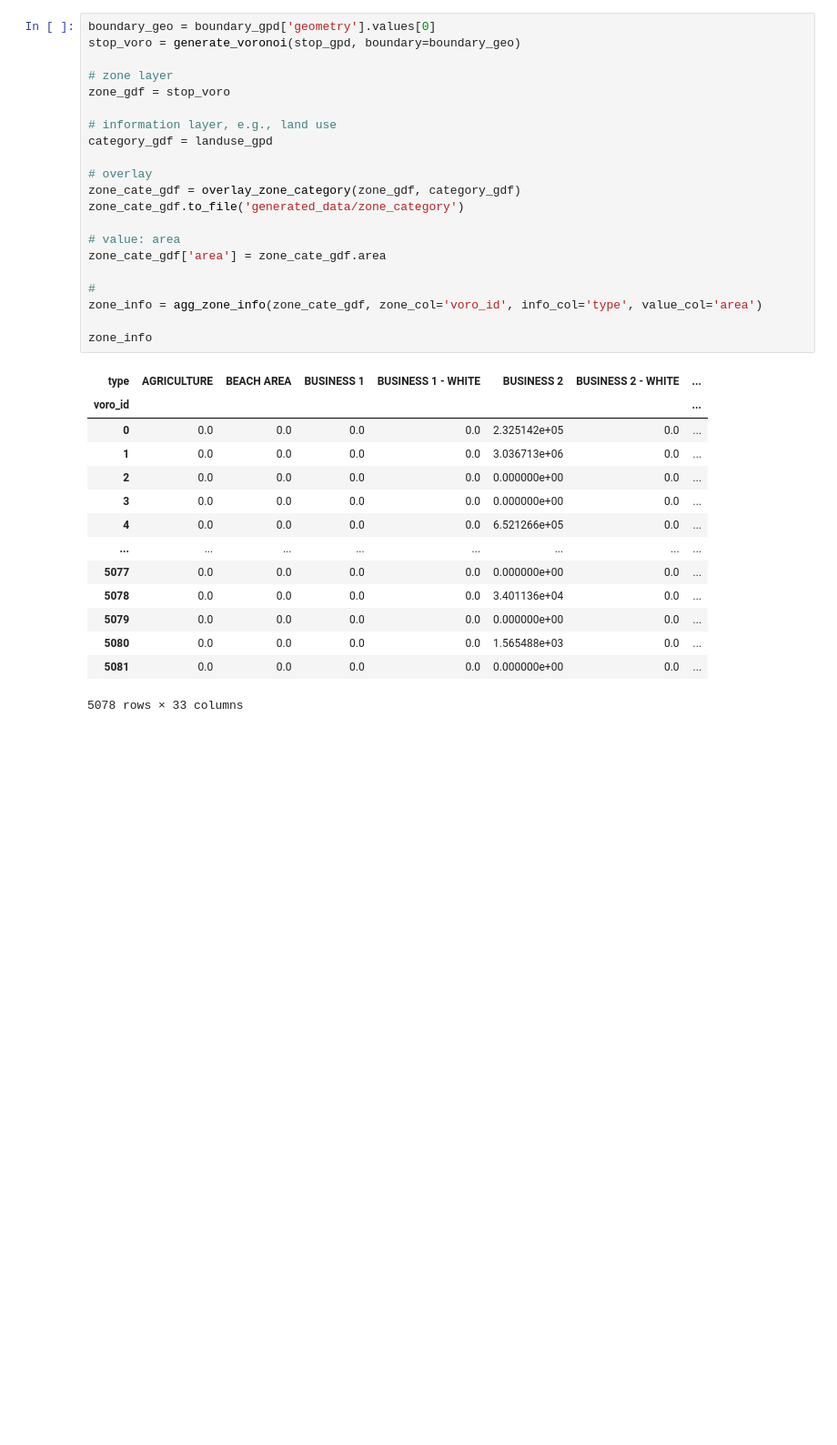
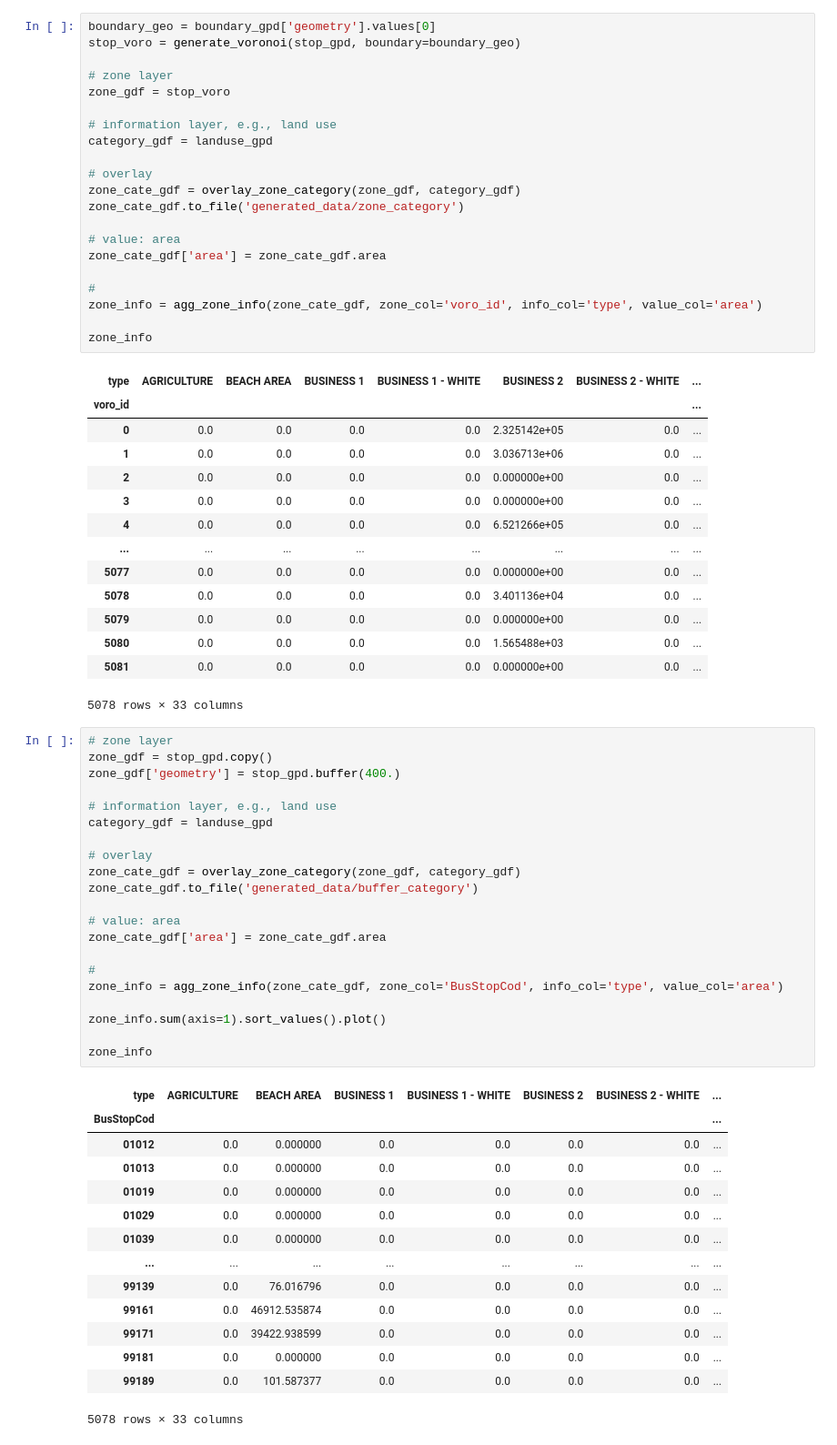
Before and after one commit to veager/VeNote-Geography, a Jupyter notebook: useful-function.ipynb, the cells around one changed output. Shown at 91% size. Cells and saved outputs as stored; diff of their text form; blank space fills up the shorter version.

```diff
--- a/useful-function.ipynb
+++ b/useful-function.ipynb
@@ -369,3 +369,39 @@ zone_info
 | 5080 | 0.0 | 0.0 | 0.0 | 0.0 | 1.565488e+03 | 0.0 | ... |
 | 5081 | 0.0 | 0.0 | 0.0 | 0.0 | 0.000000e+00 | 0.0 | ... |
 5078 rows × 33 columns
+# %%
+# zone layer
+zone_gdf = stop_gpd.copy()
+zone_gdf['geometry'] = stop_gpd.buffer(400.)
+
+# information layer, e.g., land use
+category_gdf = landuse_gpd
+
+# overlay
+zone_cate_gdf = overlay_zone_category(zone_gdf, category_gdf)
+zone_cate_gdf.to_file('generated_data/buffer_category')
+
+# value: area
+zone_cate_gdf['area'] = zone_cate_gdf.area
+
+#
+zone_info = agg_zone_info(zone_cate_gdf, zone_col='BusStopCod', info_col='type', value_col='area')
+
+zone_info.sum(axis=1).sort_values().plot()
+
+zone_info
+# %% [output]
+| type | AGRICULTURE | BEACH AREA | BUSINESS 1 | BUSINESS 1 - WHITE | BUSINESS 2 | BUSINESS 2 - WHITE | ... |
+| BusStopCod |  |  |  |  |  |  | ... |
+| 01012 | 0.0 | 0.000000 | 0.0 | 0.0 | 0.0 | 0.0 | ... |
+| 01013 | 0.0 | 0.000000 | 0.0 | 0.0 | 0.0 | 0.0 | ... |
+| 01019 | 0.0 | 0.000000 | 0.0 | 0.0 | 0.0 | 0.0 | ... |
+| 01029 | 0.0 | 0.000000 | 0.0 | 0.0 | 0.0 | 0.0 | ... |
+| 01039 | 0.0 | 0.000000 | 0.0 | 0.0 | 0.0 | 0.0 | ... |
+| ... | ... | ... | ... | ... | ... | ... | ... |
+| 99139 | 0.0 | 76.016796 | 0.0 | 0.0 | 0.0 | 0.0 | ... |
+| 99161 | 0.0 | 46912.535874 | 0.0 | 0.0 | 0.0 | 0.0 | ... |
+| 99171 | 0.0 | 39422.938599 | 0.0 | 0.0 | 0.0 | 0.0 | ... |
+| 99181 | 0.0 | 0.000000 | 0.0 | 0.0 | 0.0 | 0.0 | ... |
+| 99189 | 0.0 | 101.587377 | 0.0 | 0.0 | 0.0 | 0.0 | ... |
+5078 rows × 33 columns
```
Also changed, not shown: parts of 1 cell of this notebook.
